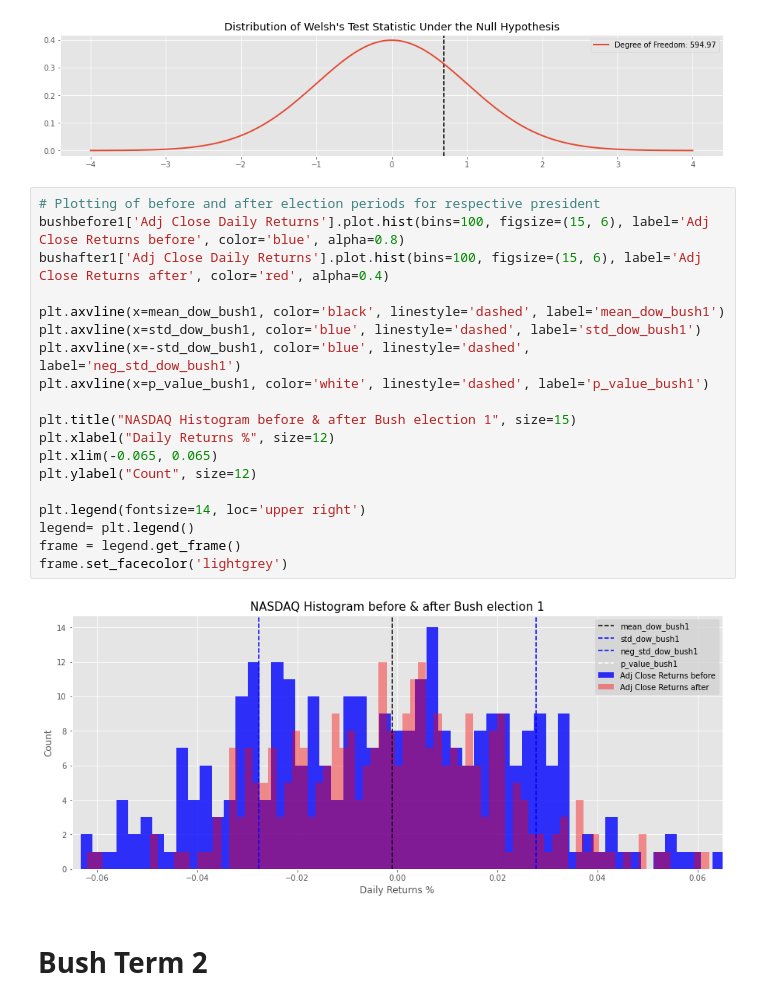
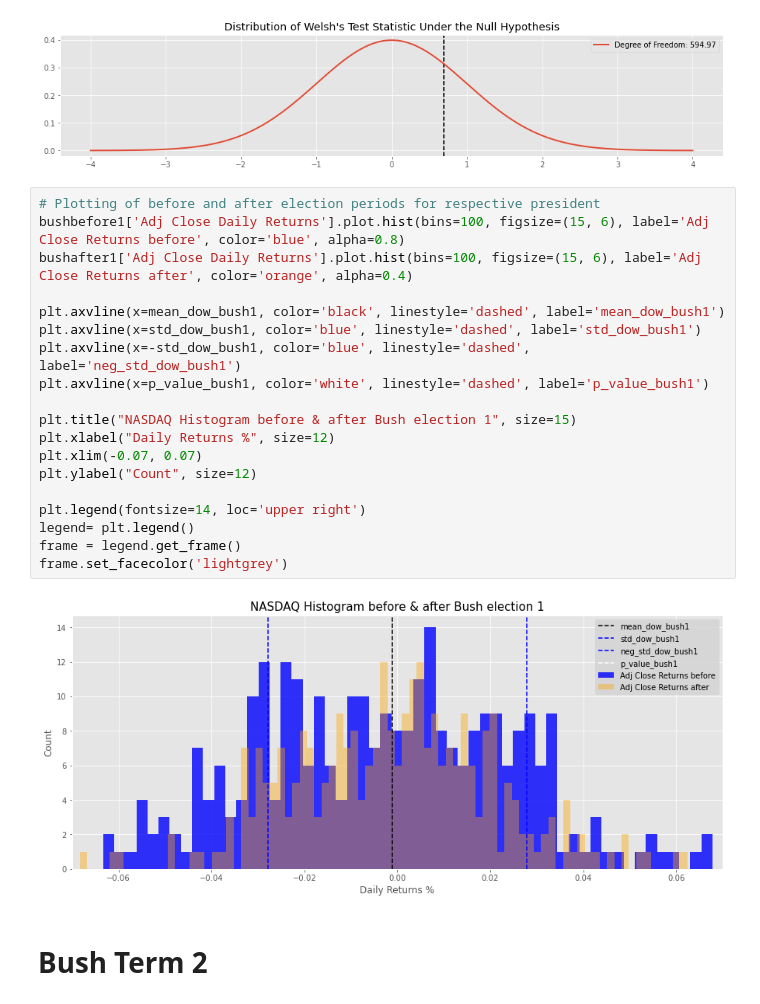
Before and after one commit to yamasjose11/index-elections, a Jupyter notebook: index-funds-elections.ipynb, the cells around one changed output. Saved outputs shown, nothing was run; the diff lists cells and outputs as text.

```diff
--- a/index-funds-elections.ipynb
+++ b/index-funds-elections.ipynb
@@ -1233,24 +1233,24 @@ ax.set_title("Distribution of Welsh's Test Statistic Under the Null Hypothesis")
 # %%
 # Plotting of before and after election periods for respective president
 bushbefore1['Adj Close Daily Returns'].plot.hist(bins=100, figsize=(15, 6), label='Adj Close Returns before', color='blue', alpha=0.8)
-bushafter1['Adj Close Daily Returns'].plot.hist(bins=100, figsize=(15, 6), label='Adj Close Returns after', color='red', alpha=0.4)
+bushafter1['Adj Close Daily Returns'].plot.hist(bins=100, figsize=(15, 6), label='Adj Close Returns after', color='orange', alpha=0.4)
 
 plt.axvline(x=mean_dow_bush1, color='black', linestyle='dashed', label='mean_dow_bush1')
 plt.axvline(x=std_dow_bush1, color='blue', linestyle='dashed', label='std_dow_bush1')
 plt.axvline(x=-std_dow_bush1, color='blue', linestyle='dashed', label='neg_std_dow_bush1')
 plt.axvline(x=p_value_bush1, color='white', linestyle='dashed', label='p_value_bush1')
 
 plt.title("NASDAQ Histogram before & after Bush election 1", size=15)
 plt.xlabel("Daily Returns %", size=12)
-plt.xlim(-0.065, 0.065)
+plt.xlim(-0.07, 0.07)
 plt.ylabel("Count", size=12)
 
 plt.legend(fontsize=14, loc='upper right')
 legend= plt.legend()
 frame = legend.get_frame()
 frame.set_facecolor('lightgrey')
 # %% [output]
-[figure, old version]
+[figure, new version]
 # %% [markdown]
 # Bush Term 2
 # %%
```
Also changed, not shown: parts of 18 cells of this notebook.
